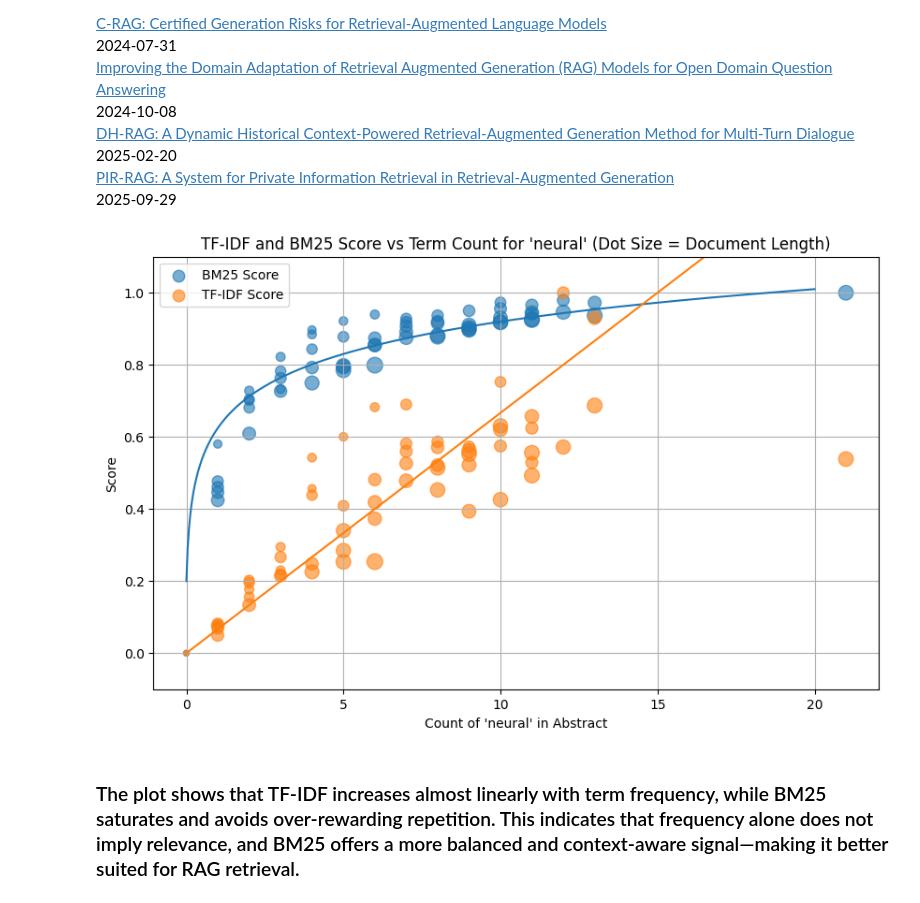
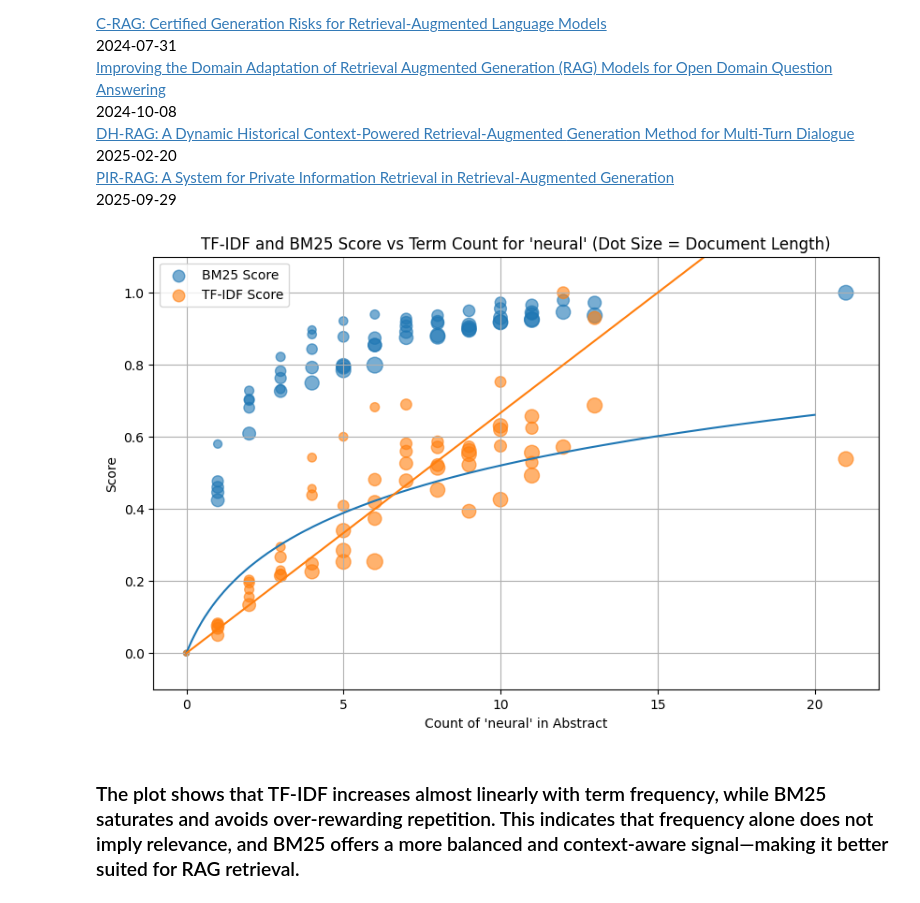
Before and after one commit to aidanmanternach/ece-143-research-paper-search, a Jupyter notebook: visualization.ipynb, the cells around one changed output. Drawn from its saved outputs; the diff is of its cells as text; code cells hidden in the pictures.

```diff
--- a/visualization.ipynb
+++ b/visualization.ipynb
@@ -552,28 +523,28 @@ tfidf_norm = (tfidf_scores - np.min(tfidf_scores)) / (np.max(tfidf_scores) - np.
 # %%
 plt.figure(figsize=(10, 6))
 
 sizes = [l / 2 for l in lengths]
 
 # Compare BM25 and Log Curve
 plt.scatter(bm25_counts, bm25_norm, s=sizes, alpha=0.6, label="BM25 Score")
 x = np.linspace(0, 20, 500)
-y1 = 0.3 * np.log10(0.25 * x + 0.01) + 0.8
+y1 = np.log10(x + 1) / 2
 plt.plot(x, y1)
 
 y2 = x/15
 plt.plot(x, y2)
 plt.scatter(tfidf_counts, tfidf_norm, s=sizes, alpha=0.6, label="TF-IDF Score")
 
 plt.xlabel(f"Count of '{word}' in Abstract")
 plt.ylabel("Score")
 plt.title(f"TF-IDF and BM25 Score vs Term Count for '{word}' (Dot Size = Document Length)")
 plt.grid(True)
 plt.legend()
 plt.ylim(-0.1, 1.1)
 
 plt.show()
 # %% [output]
-[figure, old version]
+[figure, new version]
 # %% [markdown]
 ### The plot shows that TF-IDF increases almost linearly with term frequency, while BM25 saturates and avoids over-rewarding repetition. This indicates that frequency alone does not imply relevance, and BM25 offers a more balanced and context-aware signal—making it better suited for RAG retrieval.
 # %%
```
Also changed, not shown: parts of 11 cells of this notebook.
